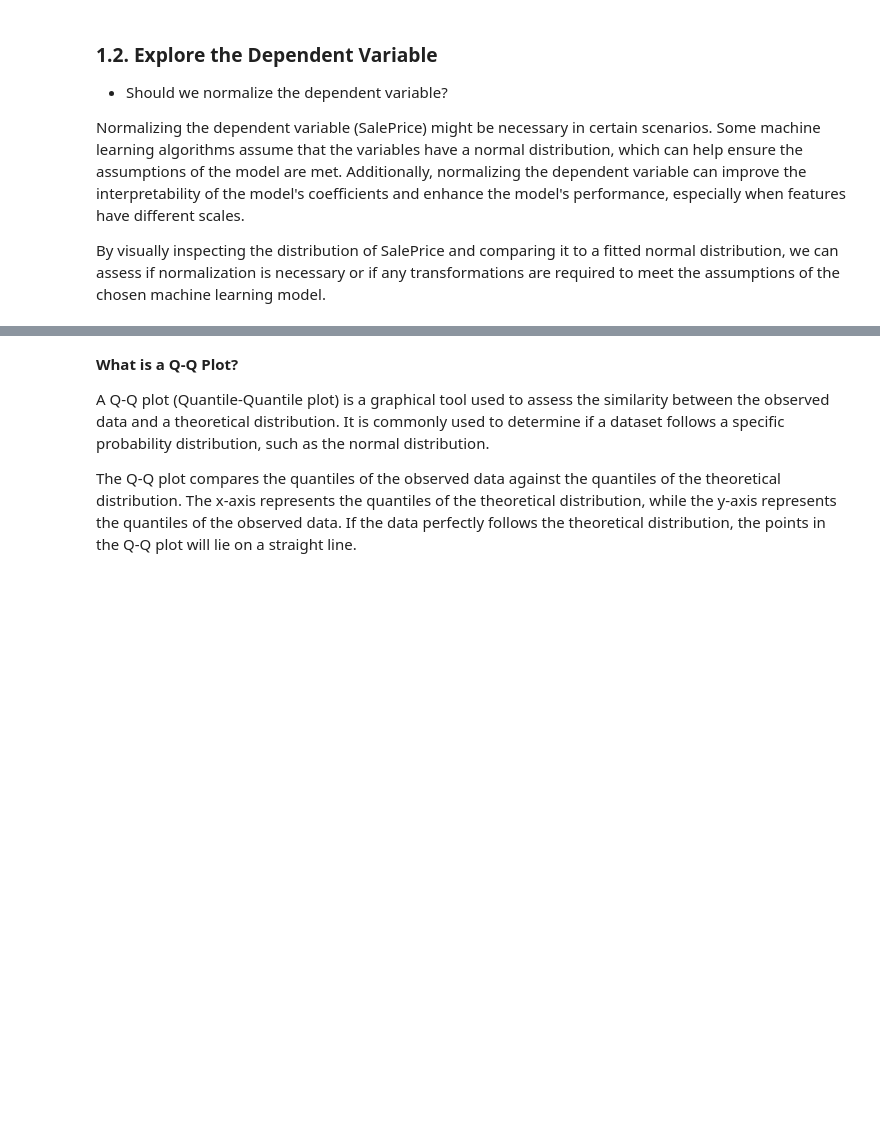
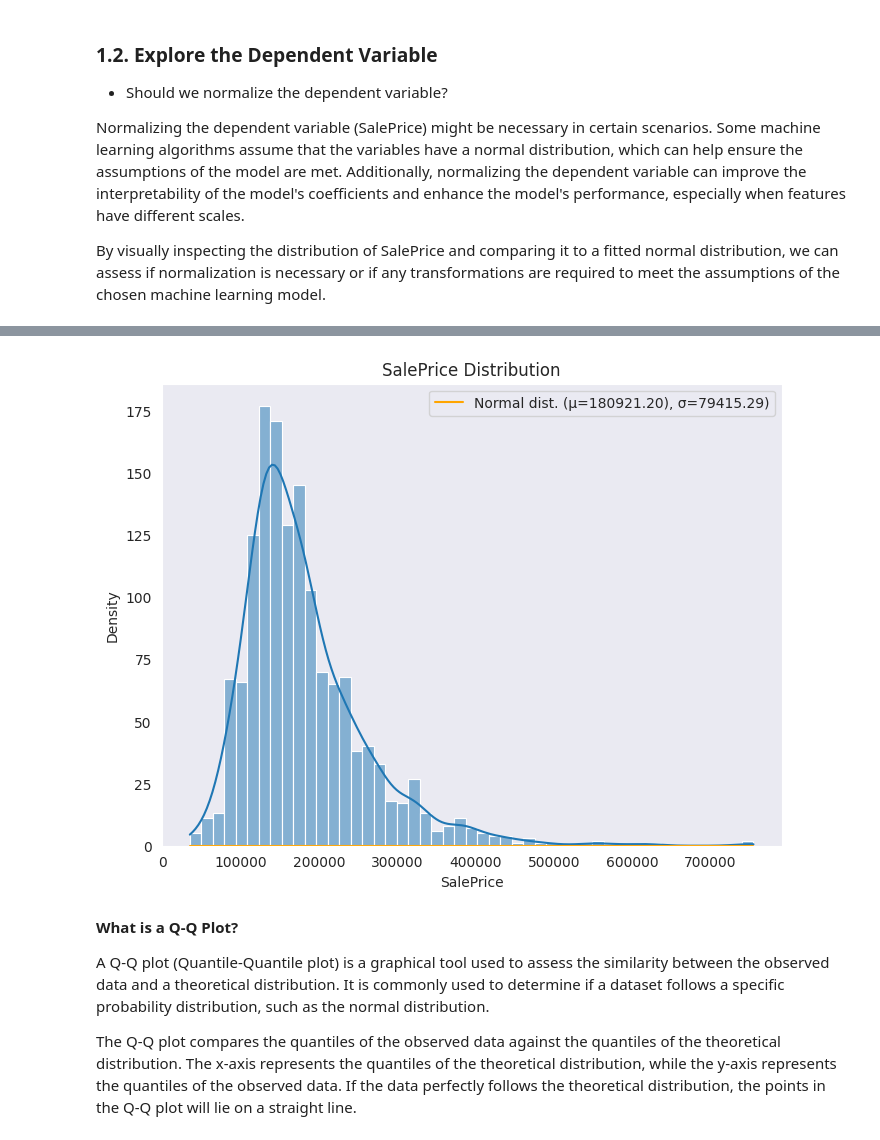
Before and after one commit to cankahramann/house-prices-advanced-regression-techniques, a Jupyter notebook: house_prices_advanced_regression.ipynb, the cells around one changed output, grey strips where cells are left out. Saved outputs shown, nothing was run; the diff lists cells and outputs as text; code cells hidden in the pictures; blank space fills up the shorter version.

Commit message:
ade visualizations visible again

```diff
--- a/house_prices_advanced_regression.ipynb
+++ b/house_prices_advanced_regression.ipynb
@@ -256,3 +227,31 @@ fig.update_layout(
+# %%
+# Set the "dark" style
+sns.set_style("dark")
+
+# Fit normal distribution to the SalePrice data
+mu, sigma = stats.norm.fit(df['SalePrice'])
+
+# Create a histogram of the SalePrice column with default color
+plt.figure(figsize=(8, 6))
+sns.histplot(data=df, x='SalePrice', kde=True)
+plt.title('SalePrice Distribution')
+plt.xlabel('SalePrice')
+plt.ylabel('Density')
+
+# Generate the normal distribution curve
+x_norm = np.linspace(df['SalePrice'].min(), df['SalePrice'].max(), 100)
+y_norm = stats.norm.pdf(x_norm, mu, sigma)
+
+# Plot the normal distribution curve with a contrasting color
+plt.plot(x_norm, y_norm, color='orange', label=f'Normal dist. (μ={mu:.2f}), σ={sigma:.2f})')
+
+# Display the legend
+plt.legend()
+
+# Show the plot
+plt.show()
+# %% [output]
+[figure, added]
 # %% [markdown]
 **What is a Q-Q Plot?**
 
```
Also changed, not shown: parts of 18 cells of this notebook.
